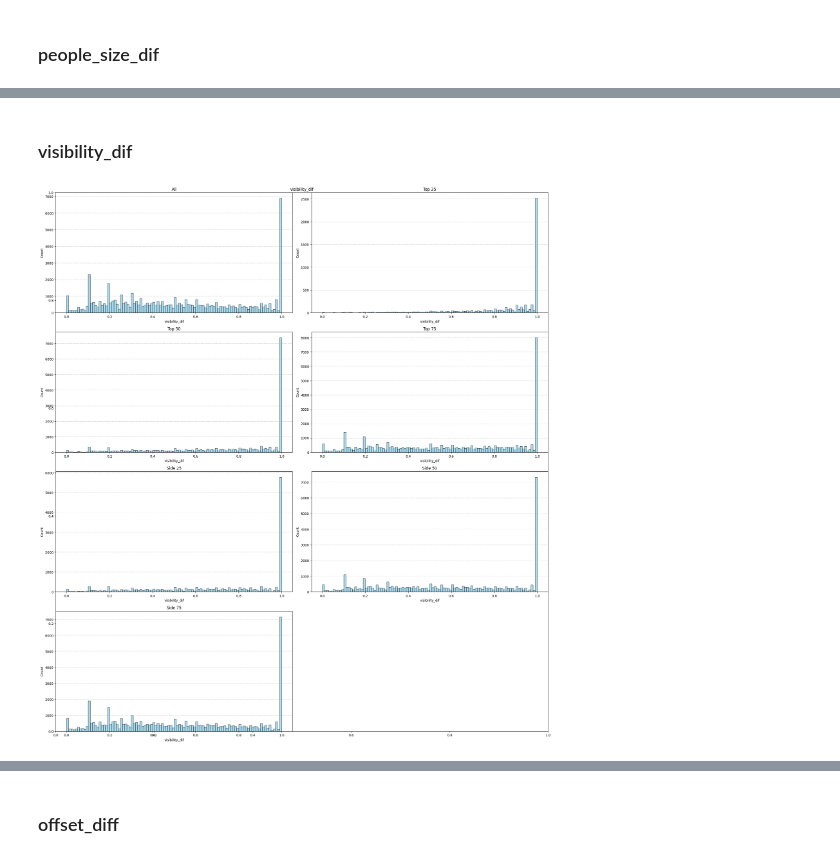
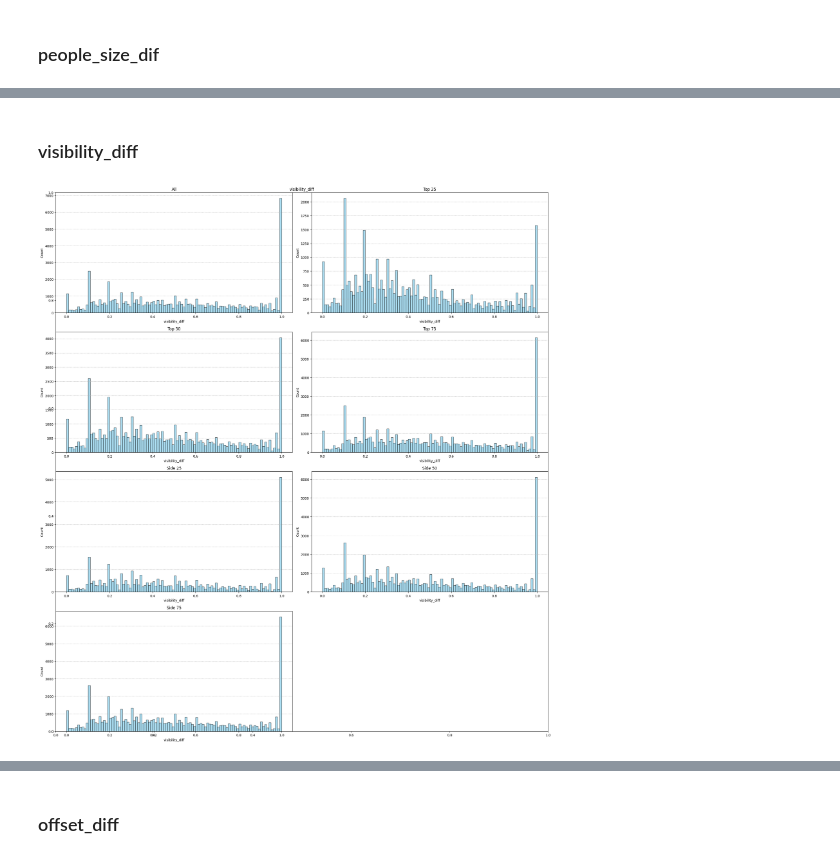
Before and after one commit to federicopaschetta/FemaleObjectificationInMovies, a Jupyter notebook: script.ipynb, the cells around one changed output, grey strips where cells are left out. Cells and saved outputs as stored; diff of their text form; code cells hidden in the pictures.

```diff
--- a/script.ipynb
+++ b/script.ipynb
@@ -273,11 +280,11 @@ side_25_df = create_grouped_df(create_df('x', 'width', 0.25, img_width))
 # %% [markdown]
 #### side 50
 # %%
-side_50_df = create_grouped_df(create_df('x', 'width', 0.5, img_width))
+side_50_df = create_grouped_df(create_df('x', 'width', 0.5))
 # %% [markdown]
 #### side 75
 # %%
-side_75_df = create_grouped_df(create_df('x', 'width', 0.75, img_width))
+side_75_df = create_grouped_df(create_df('x', 'width', 0.75))
 # %% [markdown]
 #### Creates a list with all datasets considered
 # %%
@@ -289,7 +296,7 @@ df_names = ['All', 'Top 25', 'Top 50', 'Top 75', 'Side 25', 'Side 50', 'Side 75'
 for i, (dframe, dname) in enumerate(zip(df_list, df_names)):
     df_list[i] = add_num_people_diff(dframe)
     df_list[i] = add_people_size_diff(df_list[i])
-    df_list[i] = compute_visibility_dif(df_list[i])
+    df_list[i] = compute_visibility_diff(df_list[i])
     df_list[i] = add_offset_diff(df_list[i])
     df_list[i] = add_total_dif(df_list[i])
 # %%
@@ -413,23 +420,23 @@ plt.show()
 # %% [markdown]
-### visibility_dif
+### visibility_diff
 # %%
-def plot_visibility_dif(df, title):
-    plt.hist(df['visibility_dif'], bins=100, color="skyblue", edgecolor="black", alpha=0.7, density=False)
-    plt.xlabel("visibility_dif")
+def plot_visibility_diff(df, title):
+    plt.hist(df['visibility_diff'], bins=100, color="skyblue", edgecolor="black", alpha=0.7, density=False)
+    plt.xlabel("visibility_diff")
     plt.ylabel("Count")
     plt.title(f"{title}")
     plt.grid(axis="y", linestyle="--", alpha=0.7)
 # %%
 plt.figure(figsize=(22, 24))
-plt.title(f"visibility_dif")
+plt.title(f"visibility_diff")
 for index, data in enumerate(zip(df_list, df_names)):
     ax = plt.subplot(4, 2, index+1)
-    plot_visibility_dif(data[0], data[1])
+    plot_visibility_diff(data[0], data[1])
 plt.tight_layout()
 
 plt.show()
 # %% [output]
-[figure, old version]
+[figure, new version]
 # %%
 plt.figure(figsize=(14, 6))
 
```
Also changed, not shown: parts of 56 cells of this notebook.
